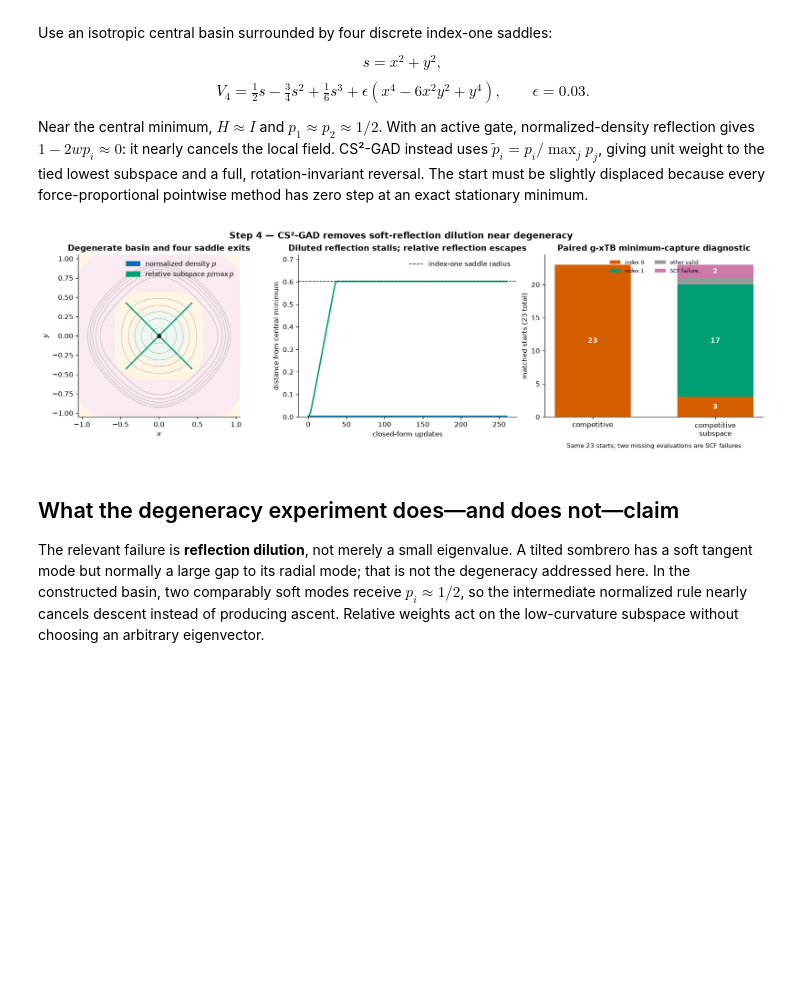
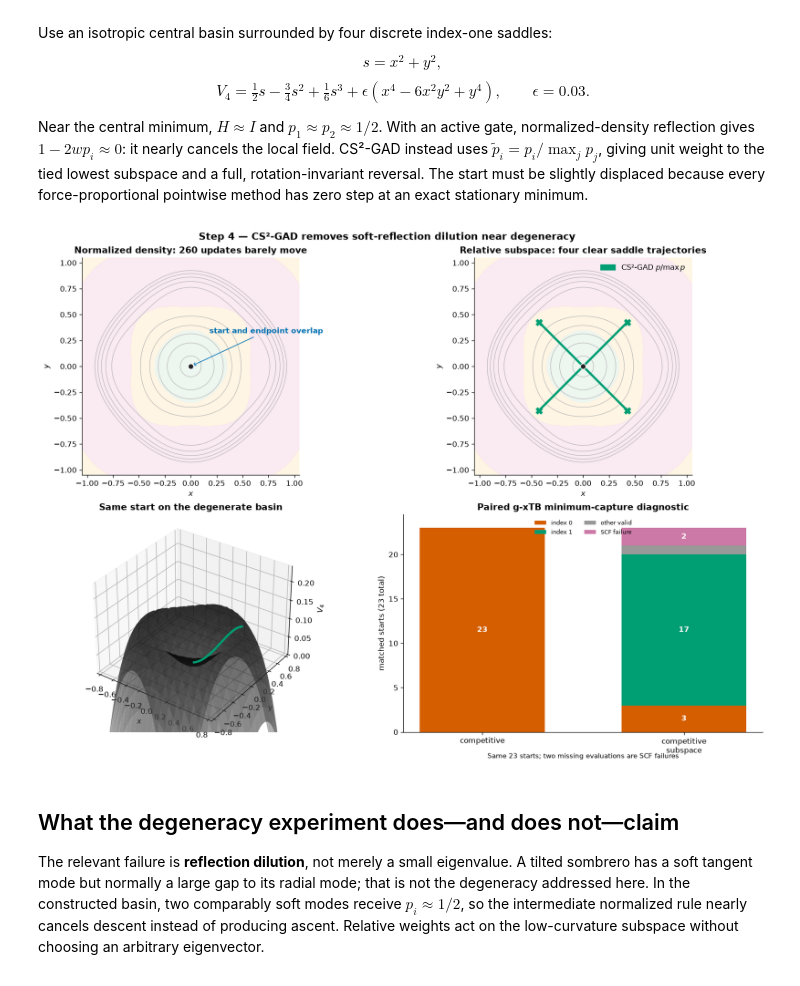
Before and after one commit to memo-ozdincer/GAD_plus, a Jupyter notebook: examples/gad_mechanism_failure_atlas.ipynb, the cells around one changed output. Saved outputs shown, nothing was run; the diff lists cells and outputs as text; code cells hidden in the pictures; blank space fills up the shorter version.

```diff
--- a/examples/gad_mechanism_failure_atlas.ipynb
+++ b/examples/gad_mechanism_failure_atlas.ipynb
@@ -279,60 +311,59 @@ def trace4(start,relative,steps=260):
         path.append(path[-1]+dq)
     return np.asarray(path),diagnostics
 
 angles=np.pi/4+np.arange(4)*np.pi/2
 starts4=[.003*np.array([np.cos(a),np.sin(a)]) for a in angles]
 density_paths=[trace4(s,False)[0] for s in starts4]
 relative_paths=[trace4(s,True)[0] for s in starts4]
 
 grid4=np.linspace(-1.05,1.05,360); X4,Y4=np.meshgrid(grid4,grid4)
 S4=X4*X4+Y4*Y4
 Z4=.5*S4-.75*S4**2+S4**3/6+EPS4*(X4**4-6*X4*X4*Y4*Y4+Y4**4)
 idx4=np.empty_like(X4,dtype=int)
 for ij in np.ndindex(X4.shape):
     idx4[ij]=np.sum(np.linalg.eigvalsh(H4((X4[ij],Y4[ij])))<0)
 
-fig,axes=plt.subplots(1,3,figsize=(15.0,4.55),constrained_layout=True)
-ax=axes[0]
-ax.contourf(X4,Y4,idx4,levels=[-.5,.5,1.5,2.5],cmap=INDEX_CMAP,alpha=.78)
-ax.contour(X4,Y4,Z4,levels=np.linspace(.005,.23,13),colors='#AFAFAF',linewidths=.65)
+fig=plt.figure(figsize=(14.2,10.0),constrained_layout=True)
+axes=[fig.add_subplot(2,2,1),fig.add_subplot(2,2,2),fig.add_subplot(2,2,3,projection='3d'),fig.add_subplot(2,2,4)]
+for ax,title in [(axes[0],'Normalized density: 260 updates barely move'),(axes[1],'Relative subspace: four clear saddle trajectories')]:
+    ax.contourf(X4,Y4,idx4,levels=[-.5,.5,1.5,2.5],cmap=INDEX_CMAP,alpha=.78)
+    ax.contour(X4,Y4,Z4,levels=np.linspace(.005,.23,13),colors='#AFAFAF',linewidths=.65)
+    finish_plane(ax,(-1.05,1.05),title)
 for path in density_paths:
-    ax.plot(path[:,0],path[:,1],color=COLORS['competitive'],lw=2.1,alpha=.9)
+    axes[0].plot(path[:,0],path[:,1],color=COLORS['competitive'],lw=3)
+    axes[0].scatter(*path[-1],s=65,color=COLORS['competitive'],edgecolor='white',zorder=6)
 for path in relative_paths:
-    ax.plot(path[:,0],path[:,1],color=COLORS['subspace'],lw=2.1,alpha=.9)
-ax.scatter(*np.asarray(starts4).T,s=25,color='#222222',zorder=5,label='slightly displaced starts')
-finish_plane(ax,(-1.05,1.05),'Degenerate basin and four saddle exits')
-ax.legend(handles=[Patch(color=COLORS['competitive'],label='normalized density $p$'),
-                   Patch(color=COLORS['subspace'],label=r'relative subspace $p/\max p$')],frameon=False,loc='upper right')
+    axes[1].plot(path[:,0],path[:,1],color=COLORS['subspace'],lw=3)
+    axes[1].scatter(*path[-1],marker='X',s=75,color=COLORS['subspace'],zorder=6)
+for ax in axes[:2]:
+    ax.scatter([0],[0],s=55,color='#222222',edgecolor='white',zorder=7,label='near-degenerate minimum')
+axes[0].annotate('start and endpoint overlap',xy=(0,0),xytext=(.18,.32),arrowprops=dict(arrowstyle='->',color=COLORS['competitive']),color=COLORS['competitive'],fontweight='bold')
+axes[1].legend(handles=[Patch(color=COLORS['subspace'],label=r'CS²-GAD $p/\max p$')],frameon=False,loc='upper right')
 
-r_density=[np.linalg.norm(p,axis=1) for p in density_paths]
-r_relative=[np.linalg.norm(p,axis=1) for p in relative_paths]
-for r in r_density:
-    axes[1].plot(r,color=COLORS['competitive'],lw=1.8,alpha=.85)
-for r in r_relative:
-    axes[1].plot(r,color=COLORS['subspace'],lw=1.8,alpha=.85)
-inner_s=(3+4*EPS4-np.sqrt((3+4*EPS4)**2-4))/2
-axes[1].axhline(np.sqrt(inner_s),color='#222222',ls='--',lw=1,label='index-one saddle radius')
-axes[1].set(xlabel='closed-form updates',ylabel='distance from central minimum',ylim=(0,.72),
-            title='Diluted reflection stalls; relative reflection escapes')
-axes[1].legend(frameon=False)
+ax=axes[2]; stride=7
+ax.plot_surface(X4[::stride,::stride],Y4[::stride,::stride],Z4[::stride,::stride],cmap='Greys',alpha=.58,linewidth=0)
+for path,color in [(density_paths[0],COLORS['competitive']),(relative_paths[0],COLORS['subspace'])]:
+    ax.plot(path[:,0],path[:,1],[E4(q)+.004 for q in path],color=color,lw=3,zorder=10)
+ax.set(xlim=(-.85,.85),ylim=(-.85,.85),zlim=(0,.24),xlabel='$x$',ylabel='$y$',zlabel='$V_4$',title='Same start on the degenerate basin')
+ax.view_init(32,-55)
 
 categories=['index 0','index 1','other valid','SCF failure']
 baseline=np.array([23,0,0,0]); refined=np.array([3,17,1,2])
 cat_colors=['#D55E00','#009E73','#999999','#CC79A7']
 bottom=np.zeros(2)
 for i,(cat,color) in enumerate(zip(categories,cat_colors)):
     vals=np.array([baseline[i],refined[i]])
-    axes[2].bar(['competitive','competitive\nsubspace'],vals,bottom=bottom,color=color,label=cat,width=.62)
+    axes[3].bar(['competitive','competitive\nsubspace'],vals,bottom=bottom,color=color,label=cat,width=.62)
     for j,val in enumerate(vals):
-        if val>=2: axes[2].text(j,bottom[j]+val/2,str(val),ha='center',va='center',color='white',fontweight='bold')
+        if val>=2: axes[3].text(j,bottom[j]+val/2,str(val),ha='center',va='center',color='white',fontweight='bold')
     bottom+=vals
-axes[2].set(ylim=(0,24.5),ylabel='matched starts (23 total)',title='Paired g-xTB minimum-capture diagnostic')
-axes[2].legend(frameon=False,ncol=2,loc='upper center',fontsize=8)
-axes[2].text(.5,-.19,'Same 23 starts; two missing evaluations are SCF failures',transform=axes[2].transAxes,ha='center',fontsize=9)
+axes[3].set(ylim=(0,24.5),ylabel='matched starts (23 total)',title='Paired g-xTB minimum-capture diagnostic')
+axes[3].legend(frameon=False,ncol=2,loc='upper center',fontsize=8)
+axes[3].text(.5,-.12,'Same 23 starts; two missing evaluations are SCF failures',transform=axes[3].transAxes,ha='center',fontsize=9)
 fig.suptitle('Step 4 — CS²-GAD removes soft-reflection dilution near degeneracy',fontsize=13,fontweight='bold')
 plt.show()
 # %% [output]
-[figure, old version]
+[figure, new version]
 # %% [markdown]
 ## What the degeneracy experiment does—and does not—claim
 
```
Also changed, not shown: parts of 6 cells of this notebook.
